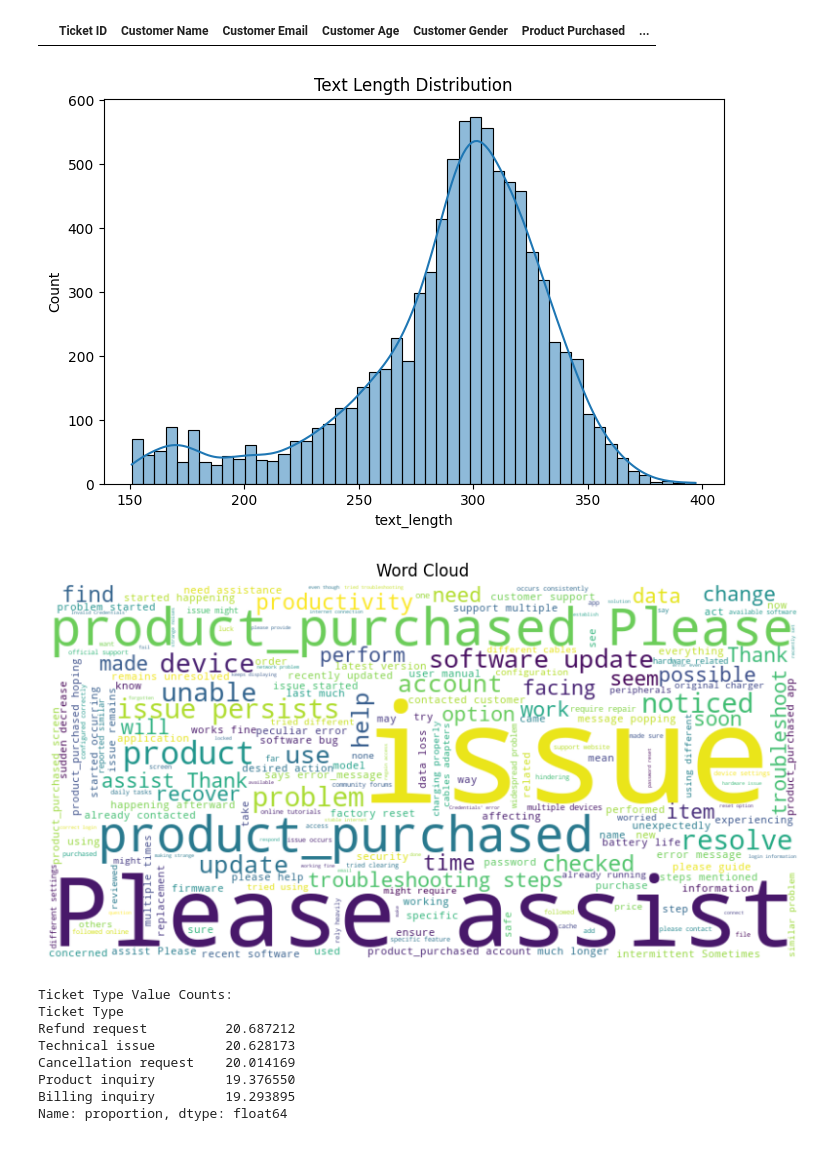
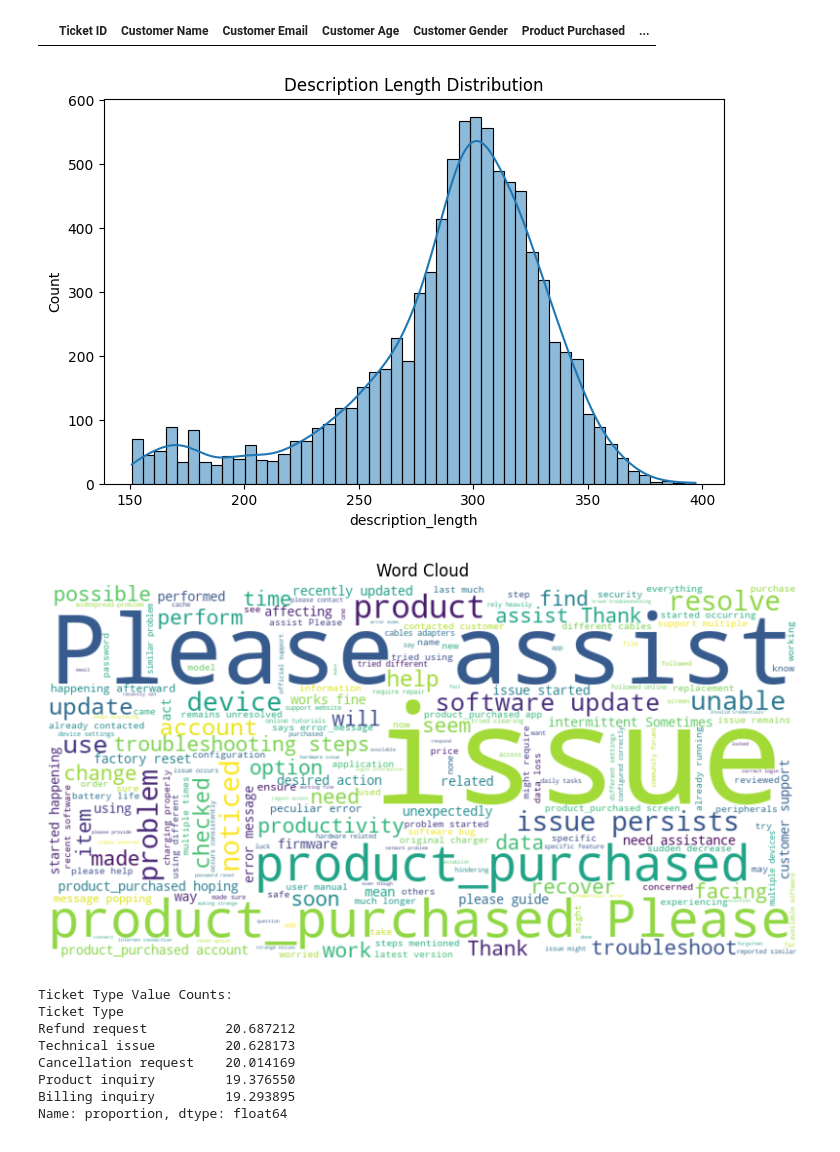
Before and after one commit to abdul-razzaq-au/AI-Powered-Customer-Support-Intelligence-Platform, a Jupyter notebook: notebooks/eda.ipynb, the cells around one changed output. Drawn from its saved outputs; the diff is of its cells as text; code cells hidden in the pictures.

```diff
--- a/notebooks/eda.ipynb
+++ b/notebooks/eda.ipynb
@@ -124,17 +122,15 @@ fig.show()
 # %%
 # Create text length column
-df['text_length'] = df['Ticket Description'].astype(str).apply(len)
+df['description_length'] = df['Ticket Description'].astype(str).apply(len)
 
 # Histogram
 plt.figure(figsize=(8,5))
-sns.histplot(df['text_length'], bins=50, kde=True)
-plt.title("Text Length Distribution")
+sns.histplot(df['description_length'], bins=50, kde=True)
+plt.title("Description Length Distribution")
 plt.show()
 # %% [output]
-[figure, old version]
+[figure, new version]
 # %%
-from wordcloud import WordCloud
-
 text = " ".join(df['Ticket Description'].dropna().astype(str))
 
 wordcloud = WordCloud(width=800, height=400, background_color='white').generate(text)
@@ -145,7 +141,7 @@ plt.axis('off')
 plt.title("Word Cloud")
 plt.show()
 # %% [output]
-[figure, old version]
+[figure, new version]
 # %%
 for col in categorical_cols:
     print(f"\n{col} Value Counts:")
```
Also changed, not shown: parts of 18 cells of this notebook.
